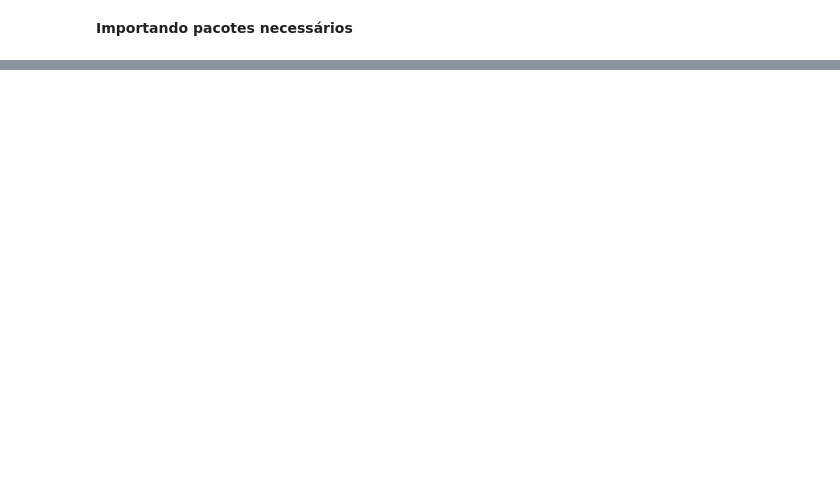
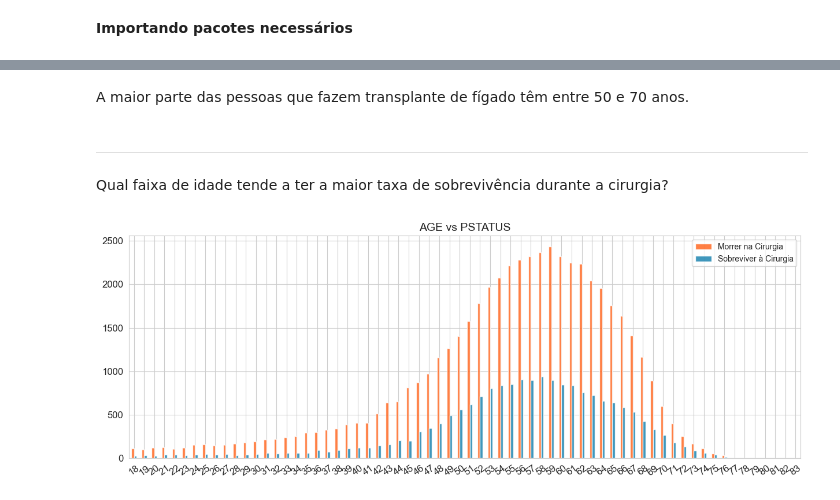
Before and after one commit to bruno-valero/Health_Analytics, a Jupyter notebook: Health_Analytics.ipynb, the cells around one changed output, grey strips where cells are left out. Drawn from its saved outputs; the diff is of its cells as text; code cells hidden in the pictures; blank space fills up the shorter version.

Commit message:
Análise Exploratória - Idade dos Pacientes

```diff
--- a/Health_Analytics.ipynb
+++ b/Health_Analytics.ipynb
@@ -22,0 +96,2 @@ ds = Dataset()
+# %%
+ds.drop(columns = ['HIST_IV_DRUG_OLD_DON'], axis = 1, inplace = True)
@@ -22,0 +115,2 @@ ds = Dataset()
+# %%
+ds.na.drop(inplace = True)
@@ -22,0 +164,11 @@ ds = Dataset()
+# %% [markdown]
+A maior parte das pessoas que fazem transplante de fígado têm entre 50 e 70 anos.
+# %% [markdown]
+---
+Qual faixa de idade tende a ter a maior taxa de sobrevivência durante a cirurgia?
+# %%
+ds.var.categoricas.crosstab.plot(['AGE'], ['PSTATUS'], color=['#' + 'FF5F15', '#' + '107dac'], alpha = 0.8)
+plt.legend(labels = ['Morrer na Cirurgia', 'Sobreviver à Cirurgia'])
+plt.show();
+# %% [output]
+[figure, added]
```
Also changed, not shown: parts of 23 cells of this notebook.
